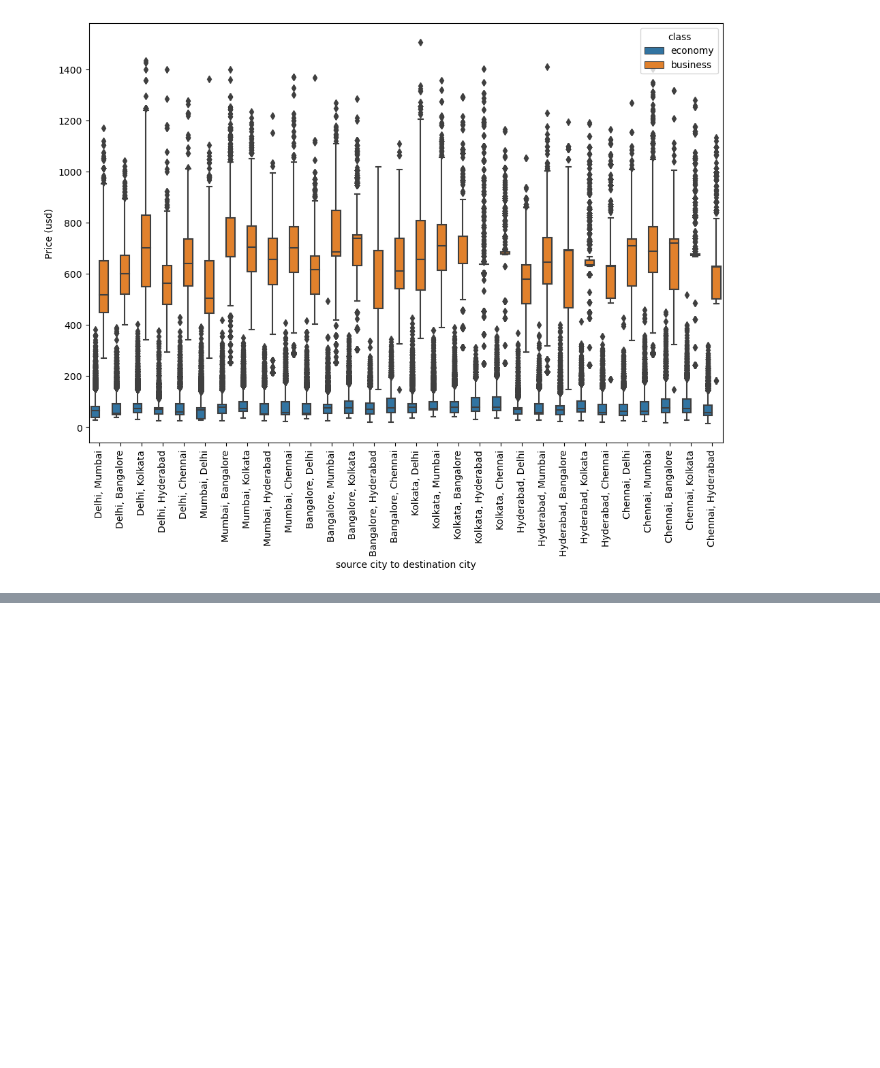
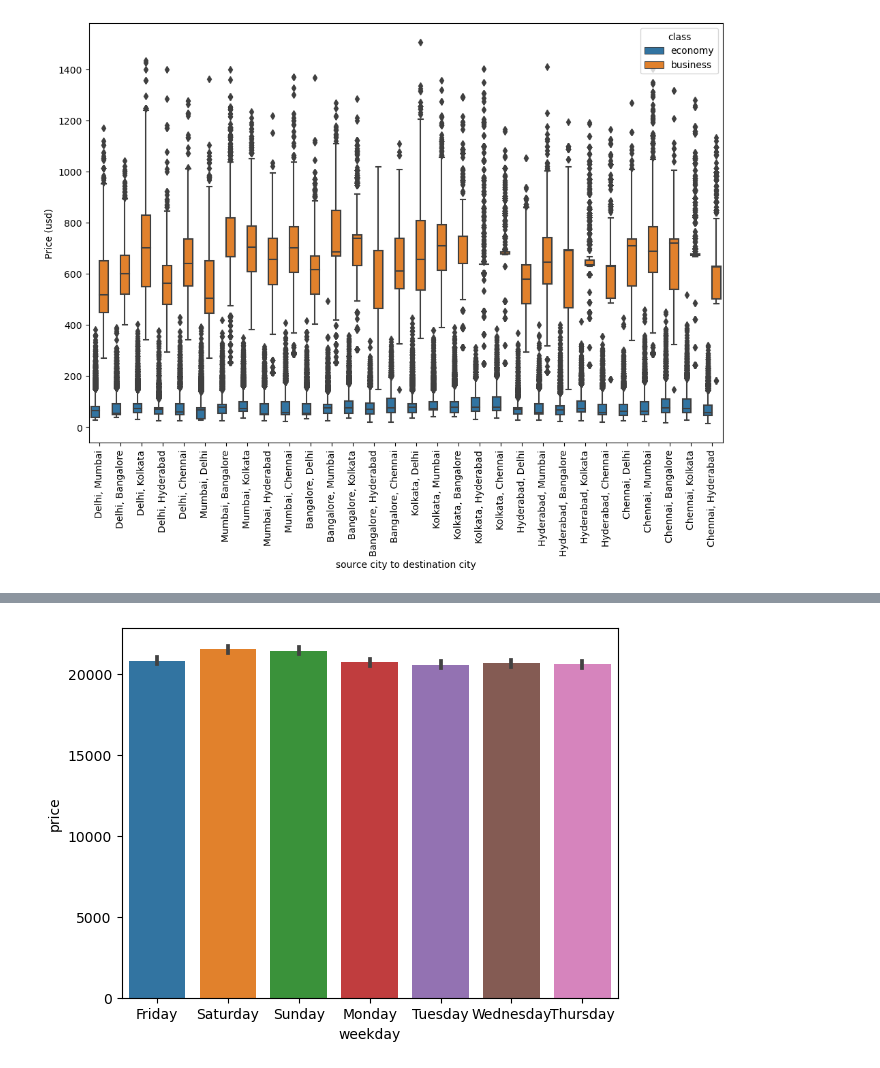
Before and after one commit to MSnellgrove/Springboard, a Jupyter notebook: Projects/Capstone/Flights Capstone EDA [Step 2].ipynb, the cells around one changed output, grey strips where cells are left out. Saved outputs shown, nothing was run; the diff lists cells and outputs as text; code cells hidden in the pictures; blank space fills up the shorter version.

```diff
--- a/Projects/Capstone/Flights Capstone EDA [Step 2].ipynb
+++ b/Projects/Capstone/Flights Capstone EDA [Step 2].ipynb
@@ -407,0 +490,4 @@ plt.xlabel('source city to destination city');
+# %%
+_= sns.barplot(x = 'weekday', y ='price', data = flights)
+# %% [output]
+[figure, added]
```
Also changed, not shown: parts of 14 cells of this notebook.
